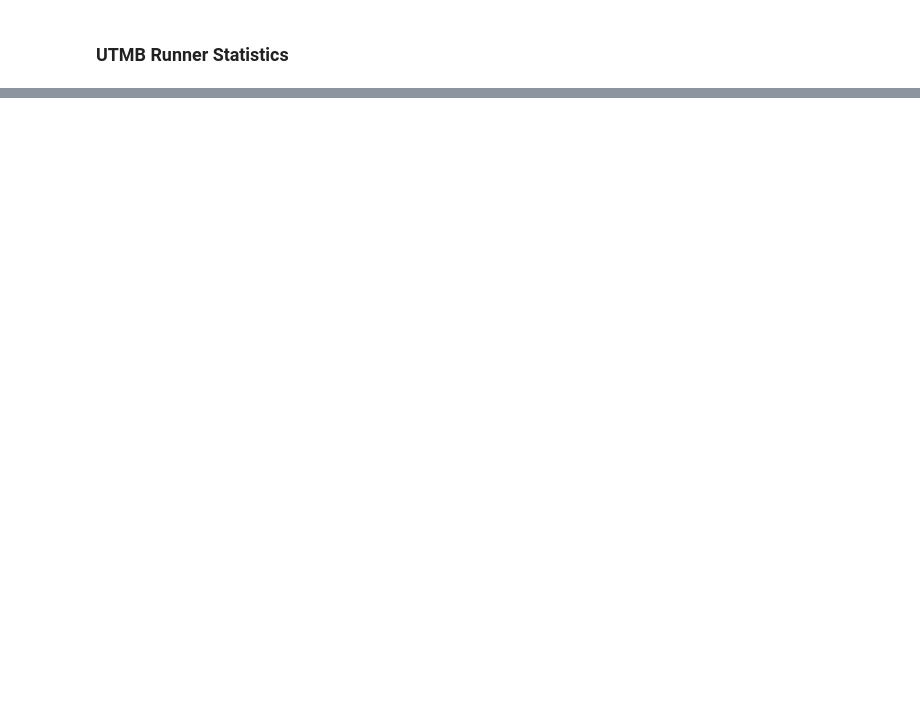
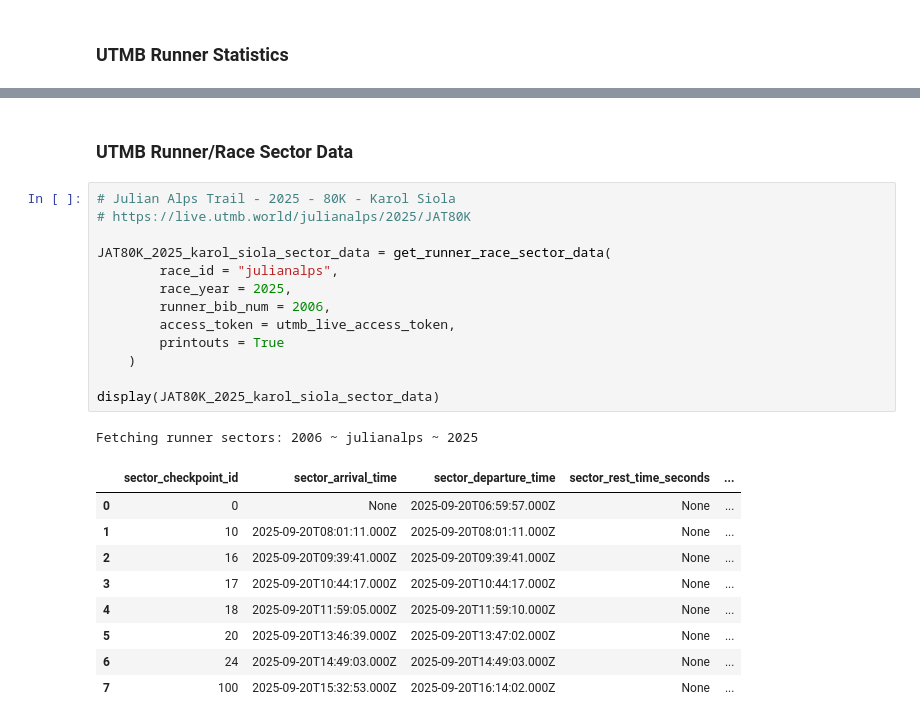
Before and after one commit to 1312Bravo/Path-To-UTMB, a Jupyter notebook: data/get_data_example.ipynb, the cells around one changed output, grey strips where cells are left out. Cells and saved outputs as stored; diff of their text form; blank space fills up the shorter version.

```diff
--- a/data/get_data_example.ipynb
+++ b/data/get_data_example.ipynb
@@ -111,3 +115,29 @@ display(tom_evans_stats)
 | 25 | 2017-09-01 | UTMB® 2017 - CCC® | 141.utmb-r-ccc-r-.2017 | 100k |  | France | FR | 100.20 | ... |
 | 26 | 2017-07-15 | Eiger Ultra-Trail® 2017 - E101 | 3970.eigerultra-trail-r-e101.2017 | 100k |  | Switzerland | CH | 98.10 | ... |
 | 27 | 2017-04-01 | Le Marathon des Sables 2017 | 192.lemarathondessableslemarathon... | 100m |  | Morocco | MA | 229.30 | ... |
+# %% [markdown]
+### UTMB Runner/Race Sector Data
+# %%
+# Julian Alps Trail - 2025 - 80K - Karol Siola
+# https://live.utmb.world/julianalps/2025/JAT80K
+
+JAT80K_2025_karol_siola_sector_data = get_runner_race_sector_data(
+        race_id = "julianalps",
+        race_year = 2025,
+        runner_bib_num = 2006,
+        access_token = utmb_live_access_token,
+        printouts = True
+    )
+
+display(JAT80K_2025_karol_siola_sector_data)
+# %% [output]
+Fetching runner sectors: 2006 ~ julianalps ~ 2025
+|  | sector_checkpoint_id | sector_arrival_time | sector_departure_time | sector_rest_time_seconds | ... |
+| 0 | 0 | None | 2025-09-20T06:59:57.000Z | None | ... |
+| 1 | 10 | 2025-09-20T08:01:11.000Z | 2025-09-20T08:01:11.000Z | None | ... |
+| 2 | 16 | 2025-09-20T09:39:41.000Z | 2025-09-20T09:39:41.000Z | None | ... |
+| 3 | 17 | 2025-09-20T10:44:17.000Z | 2025-09-20T10:44:17.000Z | None | ... |
+| 4 | 18 | 2025-09-20T11:59:05.000Z | 2025-09-20T11:59:10.000Z | None | ... |
+| 5 | 20 | 2025-09-20T13:46:39.000Z | 2025-09-20T13:47:02.000Z | None | ... |
+| 6 | 24 | 2025-09-20T14:49:03.000Z | 2025-09-20T14:49:03.000Z | None | ... |
+| 7 | 100 | 2025-09-20T15:32:53.000Z | 2025-09-20T16:14:02.000Z | None | ... |
```
Also changed, not shown: parts of 3 cells of this notebook, 7 other files.
